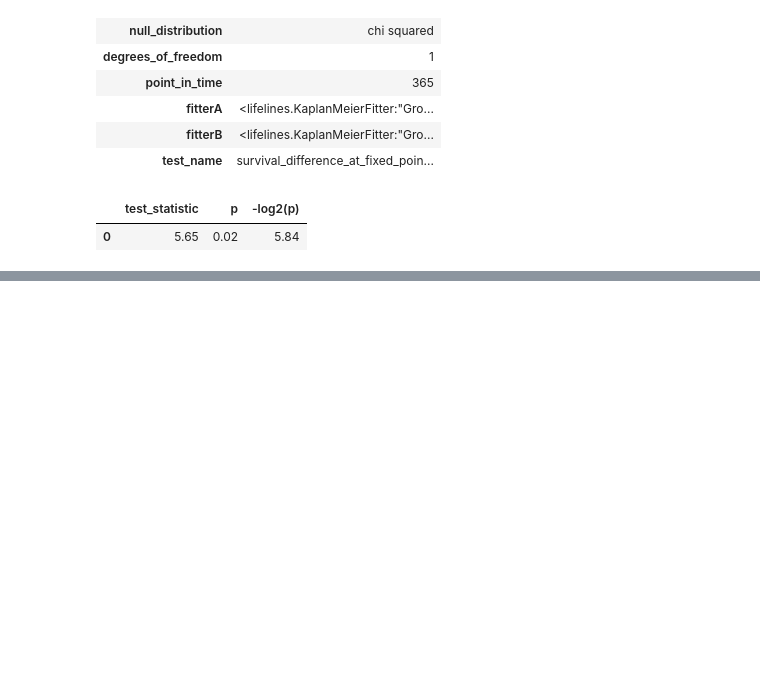
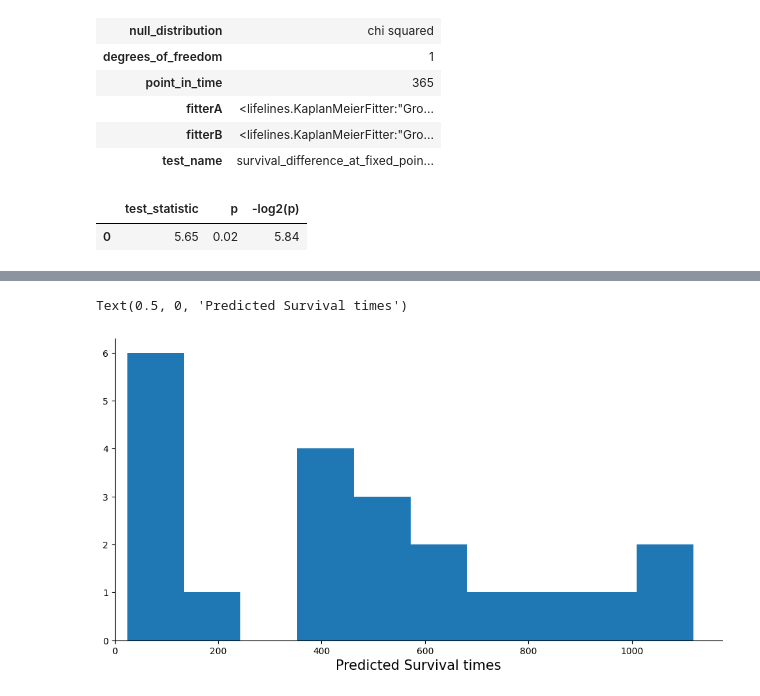
Before and after one commit to abhishekde95/Projects, a Jupyter notebook: DS/survival_analysis/2024_05_18_survival_analysis.ipynb, the cells around one changed output, grey strips where cells are left out. Drawn from its saved outputs; the diff is of its cells as text; code cells hidden in the pictures; blank space fills up the shorter version.

Commit message:
cox proportional hazards model

```diff
--- a/DS/survival_analysis/2024_05_18_survival_analysis.ipynb
+++ b/DS/survival_analysis/2024_05_18_survival_analysis.ipynb
@@ -169,0 +211,2 @@ lifelines.statistics.survival_difference_at_fixed_point_in_time_test(
+# %%
+df2_train, df2_test = train_test_split(df2, test_size = 0.2)
@@ -169,0 +218,3 @@ lifelines.statistics.survival_difference_at_fixed_point_in_time_test(
+# %%
+cph_model = lifelines.CoxPHFitter()
+cph_model??
@@ -169,0 +259,2 @@ lifelines.statistics.survival_difference_at_fixed_point_in_time_test(
+# %%
+cph_model.fit(df=df2_train, duration_col='SURVIVAL_TIME', event_col='SURVIVAL_STATUS')
@@ -169,0 +282,11 @@ lifelines.statistics.survival_difference_at_fixed_point_in_time_test(
+# %%
+expected_survival_times = cph_model.predict_expectation(df2_test)
+# %%
+fig, ax = plt.subplots(figsize=(12,6))
+ax.hist(expected_survival_times)
+ax.set_xlim(0,None)
+ax.spines[["top", "right"]].set_visible(False)
+ax.set_xlabel("Predicted Survival times", fontsize=15)
+# %% [output]
+Text(0.5, 0, 'Predicted Survival times')
+[figure, added]
```
Also changed, not shown: parts of 15 cells of this notebook, 1 other file.
